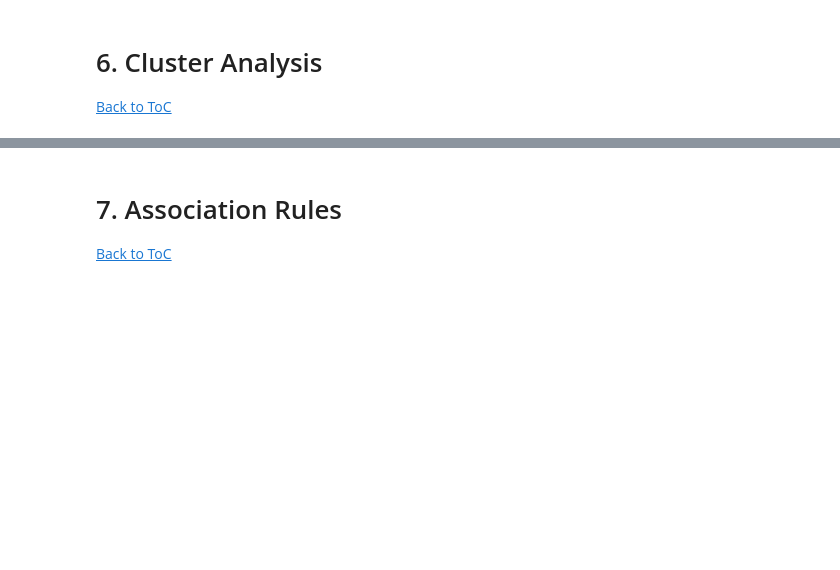
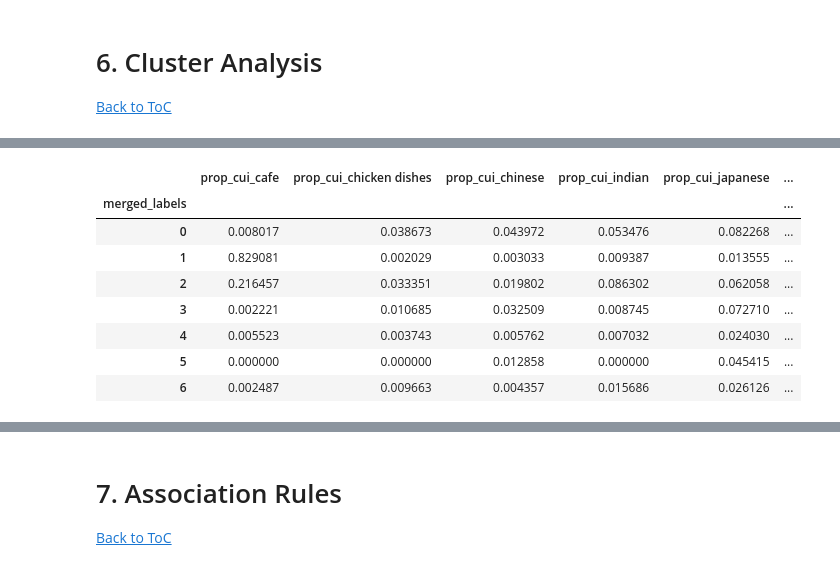
Before and after one commit to SvenGoerdes/CustomerSegmentationDataMining, a Jupyter notebook: deliverables/DM2425_Part2_10_04.ipynb, the cells around one changed output, grey strips where cells are left out. Saved outputs shown, nothing was run; the diff lists cells and outputs as text; code cells hidden in the pictures; blank space fills up the shorter version.

```diff
--- a/deliverables/DM2425_Part2_10_04.ipynb
+++ b/deliverables/DM2425_Part2_10_04.ipynb
@@ -733,0 +750,12 @@ cluster_profiles(
+# %%
+df_.groupby('merged_labels').mean(numeric_only=True)[loaded_categories['taste'] + loaded_categories['purchasing_habits']]
+# %% [output]
+|  | prop_cui_cafe | prop_cui_chicken dishes | prop_cui_chinese | prop_cui_indian | prop_cui_japanese | ... |
+| merged_labels |  |  |  |  |  | ... |
+| 0 | 0.008017 | 0.038673 | 0.043972 | 0.053476 | 0.082268 | ... |
+| 1 | 0.829081 | 0.002029 | 0.003033 | 0.009387 | 0.013555 | ... |
+| 2 | 0.216457 | 0.033351 | 0.019802 | 0.086302 | 0.062058 | ... |
+| 3 | 0.002221 | 0.010685 | 0.032509 | 0.008745 | 0.072710 | ... |
+| 4 | 0.005523 | 0.003743 | 0.005762 | 0.007032 | 0.024030 | ... |
+| 5 | 0.000000 | 0.000000 | 0.012858 | 0.000000 | 0.045415 | ... |
+| 6 | 0.002487 | 0.009663 | 0.004357 | 0.015686 | 0.026126 | ... |
```
Also changed, not shown: parts of 24 cells of this notebook, 4 other files.
